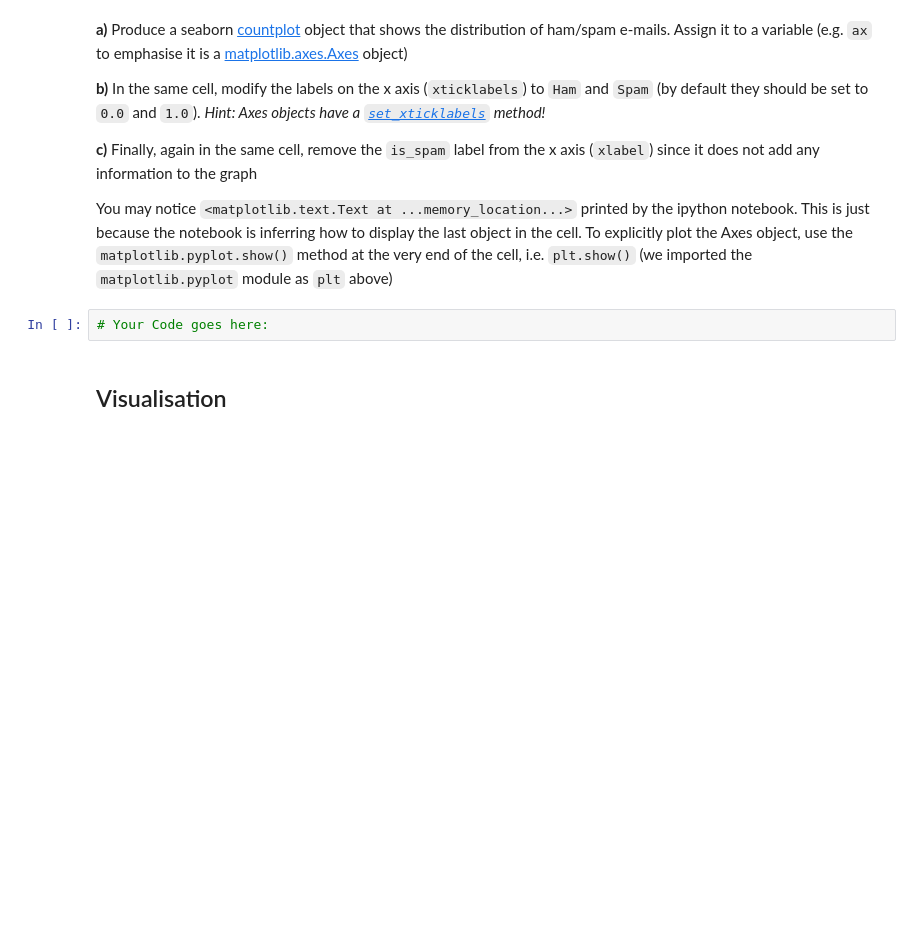
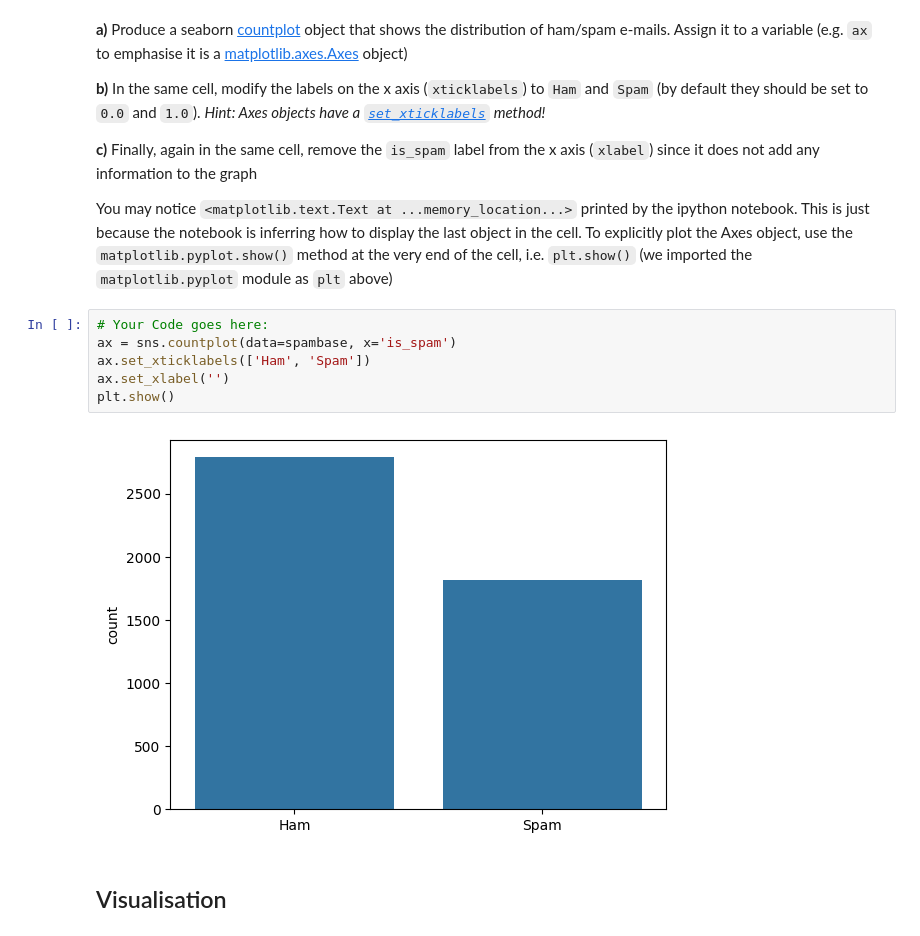
Before and after one commit to dz-paji/aml_labs, a Jupyter notebook: Labs/02__Data_Exploration.ipynb, the cells around one changed output. Drawn from its saved outputs; the diff is of its cells as text; blank space fills up the shorter version.

```diff
--- a/Labs/02__Data_Exploration.ipynb
+++ b/Labs/02__Data_Exploration.ipynb
@@ -45,8 +55,14 @@ Now let's get a feeling of the distribution of ham (i.e. valid) vs. spam emails.
 **c)** Finally, again in the same cell, remove the `is_spam` label from the x axis (`xlabel`) since it does not add any information to the graph
 
 You may notice `<matplotlib.text.Text at ...memory_location...>` printed by the ipython notebook. This is just because the notebook is inferring how to display the last object in the cell. To explicitly plot the Axes object, use the `matplotlib.pyplot.show()` method at the very end of the cell, i.e. `plt.show()` (we imported the `matplotlib.pyplot` module as `plt` above)
-# %%
-# Your Code goes here:
+# %%
+# Your Code goes here:
+ax = sns.countplot(data=spambase, x='is_spam')
+ax.set_xticklabels(['Ham', 'Spam'])
+ax.set_xlabel('')
+plt.show()
+# %% [output]
+[figure, added]
 # %% [markdown]
 ## Visualisation
 # %% [markdown]
```
Also changed, not shown: parts of 5 cells of this notebook.
